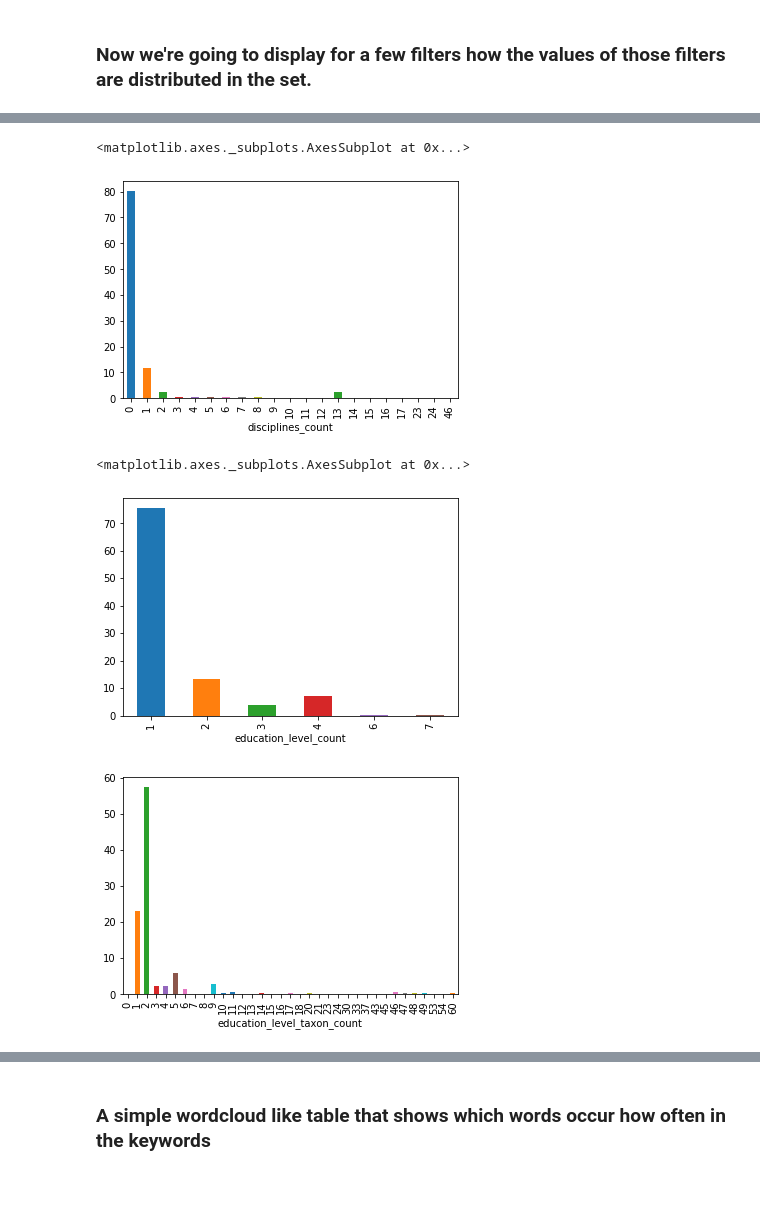
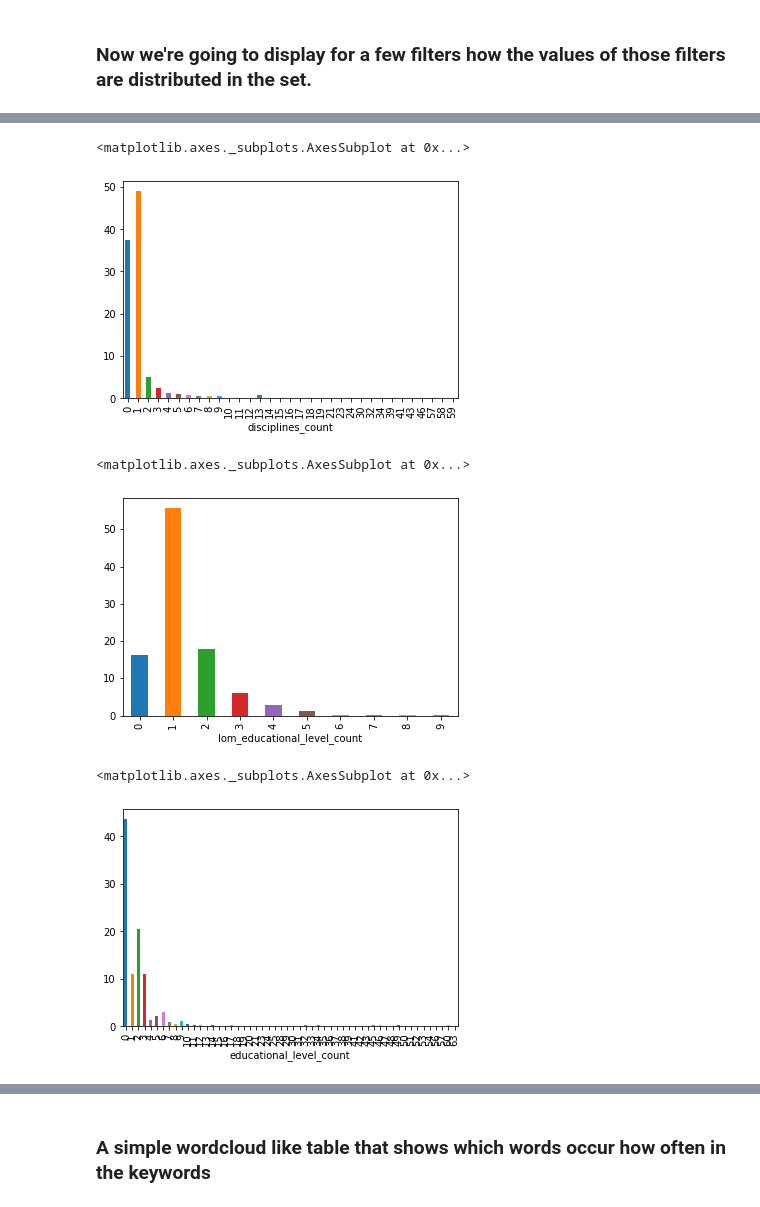
Before and after one commit to surfedushare/pol-harvester, a Jupyter notebook: research/edurep/Edurep analysis of content.ipynb, the cells around one changed output, grey strips where cells are left out. Saved outputs shown, nothing was run; the diff lists cells and outputs as text; code cells hidden in the pictures.

```diff
--- a/research/edurep/Edurep analysis of content.ipynb
+++ b/research/edurep/Edurep analysis of content.ipynb
@@ -7,15 +9,15 @@ from collections import Counter
 # %%
 # Loads the data and preprocesses a bit
 
-with open("../../data/beta/seeds2.json") as fd:
+with open("../../data/seeds.gamma.json") as fd:
     seeds = json.load(fd)
 
 counter = Counter()
 
 for seed in seeds:
     seed["disciplines_count"] = len(set(seed["disciplines"]))
-    seed["education_level_count"] = len(set(seed["education_level"]))
-    seed["education_level_taxon_count"] = len(set(seed["education_level_taxon"]))
+    seed["educational_level_count"] = len(set(seed["educational_levels"]))
+    seed["lom_educational_level_count"] = len(set(seed["lom_educational_levels"]))
     counter.update(seed["keywords"])
 
 df = pd.DataFrame(data=seeds)
@@ -45,20 +48,21 @@ discipline_counts = discipline_counts / len(seeds) * 100
 discipline_counts.plot.bar()
 # %% [output]
 <matplotlib.axes._subplots.AxesSubplot at 0x...>
-[figure, old version]
+[figure, new version]
 # %%
-basic_edu_level_counts = df.groupby("education_level_count").size()
+basic_edu_level_counts = df.groupby("lom_educational_level_count").size()
 basic_edu_level_counts = basic_edu_level_counts / len(seeds) * 100
 basic_edu_level_counts.plot.bar()
 # %% [output]
 <matplotlib.axes._subplots.AxesSubplot at 0x...>
-[figure, old version]
+[figure, new version]
 # %%
-taxon_edu_level_counts = df.groupby("education_level_taxon_count").size()
-taxon_edu_level_counts = taxon_edu_level_counts / len(seeds) * 100
-taxon_edu_level_counts = taxon_edu_level_counts.plot.bar()
+human_edu_level_counts = df.groupby("educational_level_count").size()
+human_edu_level_counts = human_edu_level_counts / len(seeds) * 100
+human_edu_level_counts.plot.bar()
 # %% [output]
+<matplotlib.axes._subplots.AxesSubplot at 0x...>
-[figure, old version]
+[figure, new version]
 # %%
 language_counts = df.groupby("language").size()
 language_counts = language_counts / len(seeds) * 100
```
Also changed, not shown: parts of 21 cells of this notebook.
